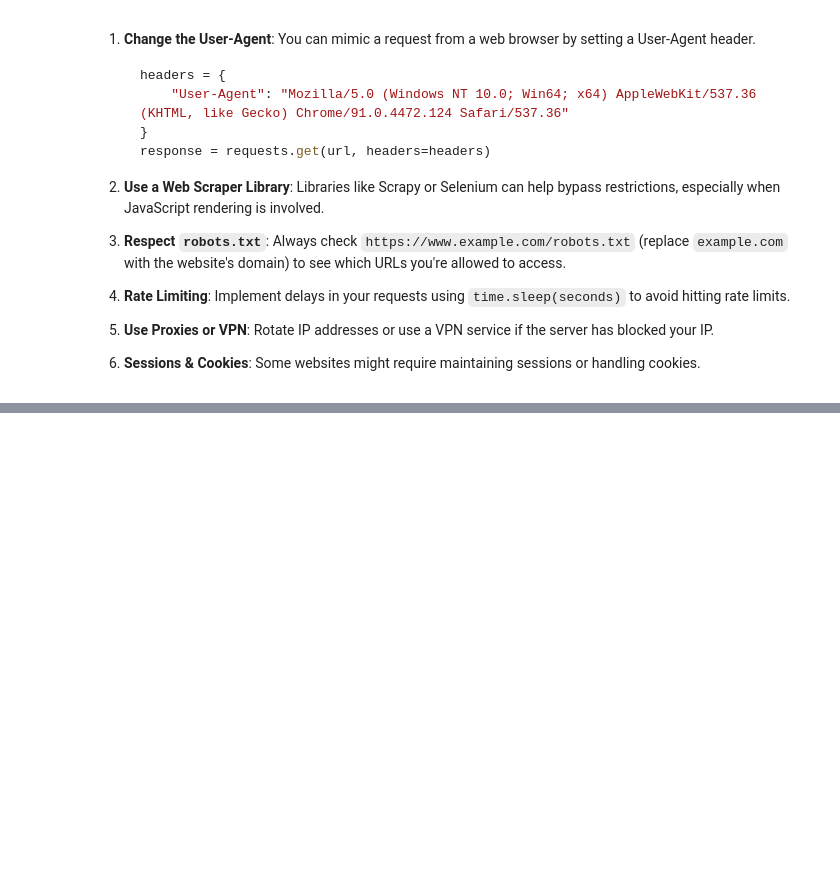
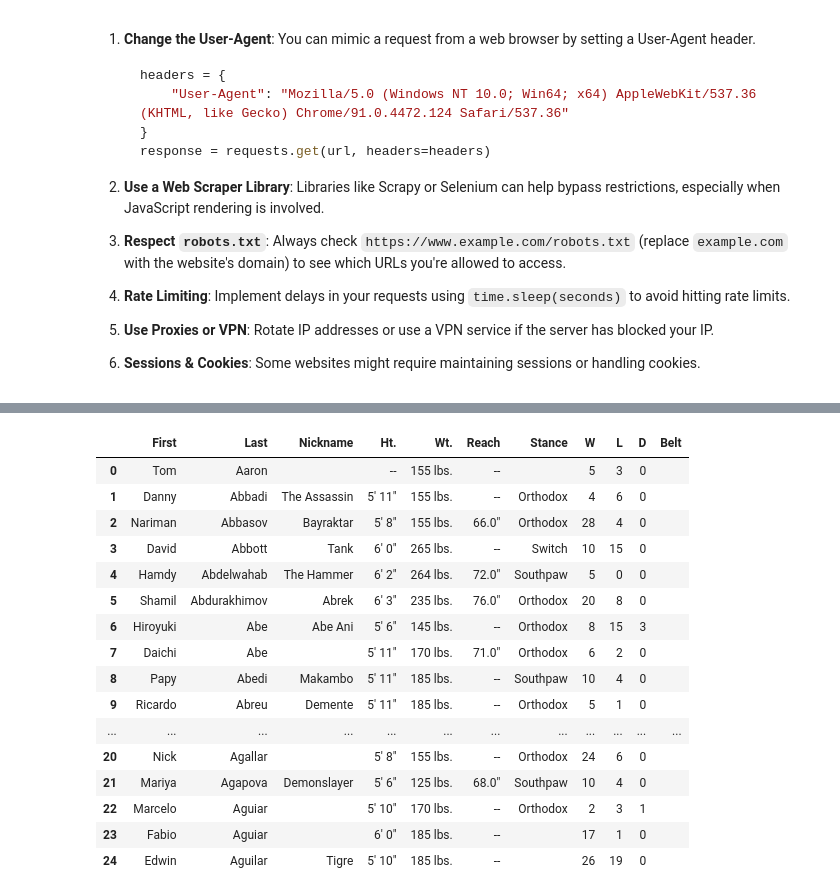
Before and after one commit to Ironhack-Data-Madrid-Enero-2024/apuntes_clase, a Jupyter notebook: semana_2/2.6_web_scraping.ipynb, the cells around one changed output, grey strips where cells are left out. Cells and saved outputs as stored; diff of their text form; code cells hidden in the pictures; blank space fills up the shorter version.

```diff
--- a/semana_2/2.6_web_scraping.ipynb
+++ b/semana_2/2.6_web_scraping.ipynb
@@ -494,0 +770,10 @@ To solve it, try the following, starting from the user-agent:
+# %%
+html = req.get(url).text
+
+sopa = bs(html, 'html.parser')
+# %%
+cabeceras = sopa.find('table').find('tr')  # la primera
+
+filas = sopa.find('table').find_all('tr')[2:]
+# %%
+cabeceras = [e.text.strip() for e in cabeceras.find_all('th')]
@@ -494,0 +794,22 @@ To solve it, try the following, starting from the user-agent:
+# %%
+tabla = [[e.text.strip() for e in f.find_all('td')] for f in filas]
+# %%
+pd.DataFrame(tabla, columns=cabeceras)
+# %% [output]
+|  | First | Last | Nickname | Ht. | Wt. | Reach | Stance | W | L | D | Belt |
+| 0 | Tom | Aaron |  | -- | 155 lbs. | -- |  | 5 | 3 | 0 |  |
+| 1 | Danny | Abbadi | The Assassin | 5' 11" | 155 lbs. | -- | Orthodox | 4 | 6 | 0 |  |
+| 2 | Nariman | Abbasov | Bayraktar | 5' 8" | 155 lbs. | 66.0" | Orthodox | 28 | 4 | 0 |  |
+| 3 | David | Abbott | Tank | 6' 0" | 265 lbs. | -- | Switch | 10 | 15 | 0 |  |
+| 4 | Hamdy | Abdelwahab | The Hammer | 6' 2" | 264 lbs. | 72.0" | Southpaw | 5 | 0 | 0 |  |
+| 5 | Shamil | Abdurakhimov | Abrek | 6' 3" | 235 lbs. | 76.0" | Orthodox | 20 | 8 | 0 |  |
+| 6 | Hiroyuki | Abe | Abe Ani | 5' 6" | 145 lbs. | -- | Orthodox | 8 | 15 | 3 |  |
+| 7 | Daichi | Abe |  | 5' 11" | 170 lbs. | 71.0" | Orthodox | 6 | 2 | 0 |  |
+| 8 | Papy | Abedi | Makambo | 5' 11" | 185 lbs. | -- | Southpaw | 10 | 4 | 0 |  |
+| 9 | Ricardo | Abreu | Demente | 5' 11" | 185 lbs. | -- | Orthodox | 5 | 1 | 0 |  |
+| ... | ... | ... | ... | ... | ... | ... | ... | ... | ... | ... | ... |
+| 20 | Nick | Agallar |  | 5' 8" | 155 lbs. | -- | Orthodox | 24 | 6 | 0 |  |
+| 21 | Mariya | Agapova | Demonslayer | 5' 6" | 125 lbs. | 68.0" | Southpaw | 10 | 4 | 0 |  |
+| 22 | Marcelo | Aguiar |  | 5' 10" | 170 lbs. | -- | Orthodox | 2 | 3 | 1 |  |
+| 23 | Fabio | Aguiar |  | 6' 0" | 185 lbs. | -- |  | 17 | 1 | 0 |  |
+| 24 | Edwin | Aguilar | Tigre | 5' 10" | 185 lbs. | -- |  | 26 | 19 | 0 |  |
```
Also changed, not shown: parts of 65 cells of this notebook, 2 other files.
